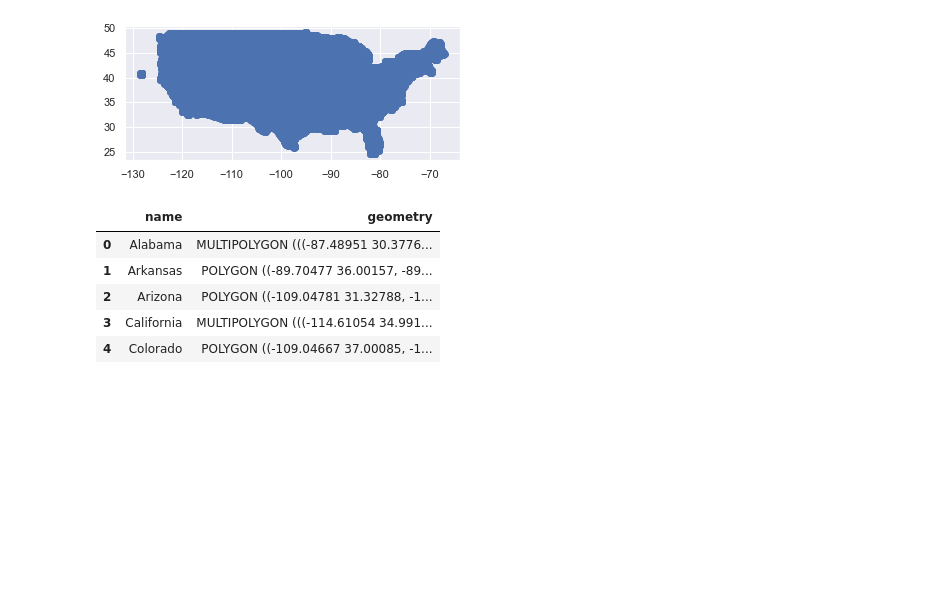
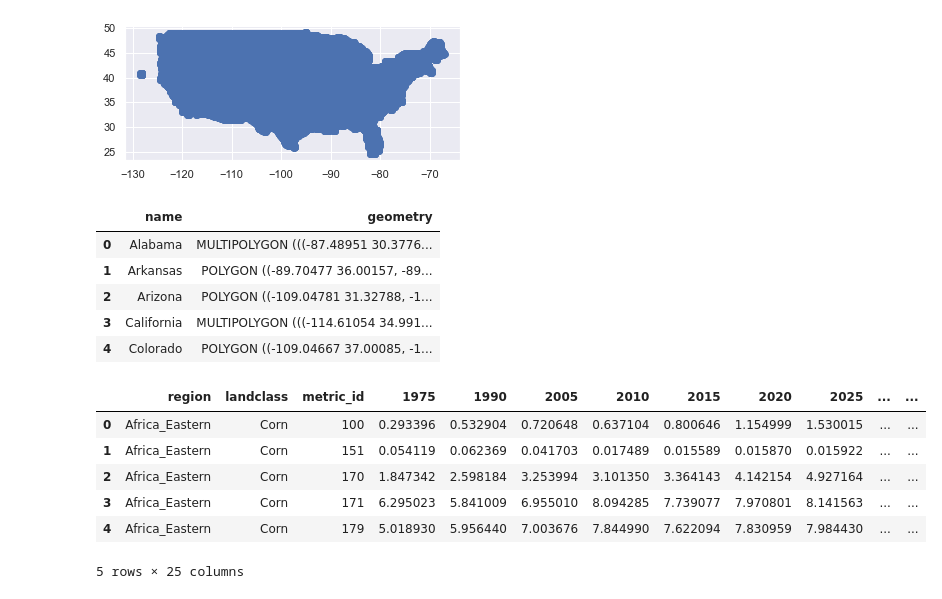
Before and after one commit to IMMM-SFA/im3vis, a Jupyter notebook: notebooks/trash.ipynb, the cells around one changed output. Saved outputs shown, nothing was run; the diff lists cells and outputs as text; code cells hidden in the pictures; blank space fills up the shorter version.

```diff
--- a/notebooks/trash.ipynb
+++ b/notebooks/trash.ipynb
@@ -185,3 +194,13 @@ bdf.head()
 | 2 | Arizona | POLYGON ((-109.04781 31.32788, -1... |
 | 3 | California | MULTIPOLYGON (((-114.61054 34.991... |
 | 4 | Colorado | POLYGON ((-109.04667 37.00085, -1... |
+# %%
+gcam_df.head()
+# %% [output]
+|  | region | landclass | metric_id | 1975 | 1990 | 2005 | 2010 | 2015 | 2020 | 2025 | ... | ... |
+| 0 | Africa_Eastern | Corn | 100 | 0.293396 | 0.532904 | 0.720648 | 0.637104 | 0.800646 | 1.154999 | 1.530015 | ... | ... |
+| 1 | Africa_Eastern | Corn | 151 | 0.054119 | 0.062369 | 0.041703 | 0.017489 | 0.015589 | 0.015870 | 0.015922 | ... | ... |
+| 2 | Africa_Eastern | Corn | 170 | 1.847342 | 2.598184 | 3.253994 | 3.101350 | 3.364143 | 4.142154 | 4.927164 | ... | ... |
+| 3 | Africa_Eastern | Corn | 171 | 6.295023 | 5.841009 | 6.955010 | 8.094285 | 7.739077 | 7.970801 | 8.141563 | ... | ... |
+| 4 | Africa_Eastern | Corn | 179 | 5.018930 | 5.956440 | 7.003676 | 7.844990 | 7.622094 | 7.830959 | 7.984430 | ... | ... |
+5 rows × 25 columns
```
Also changed, not shown: parts of 2 cells of this notebook, 7 other files.
